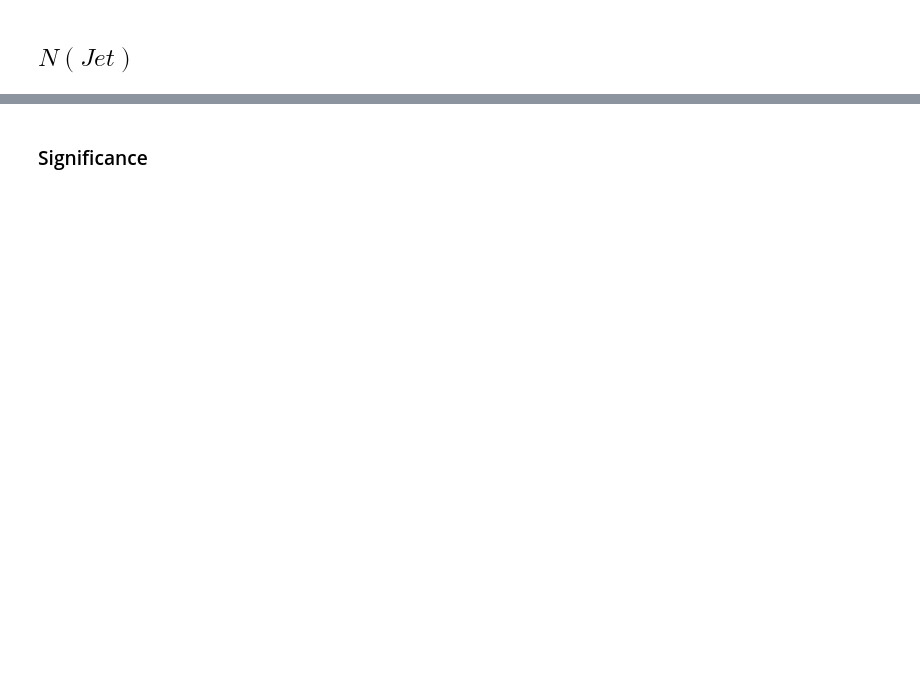
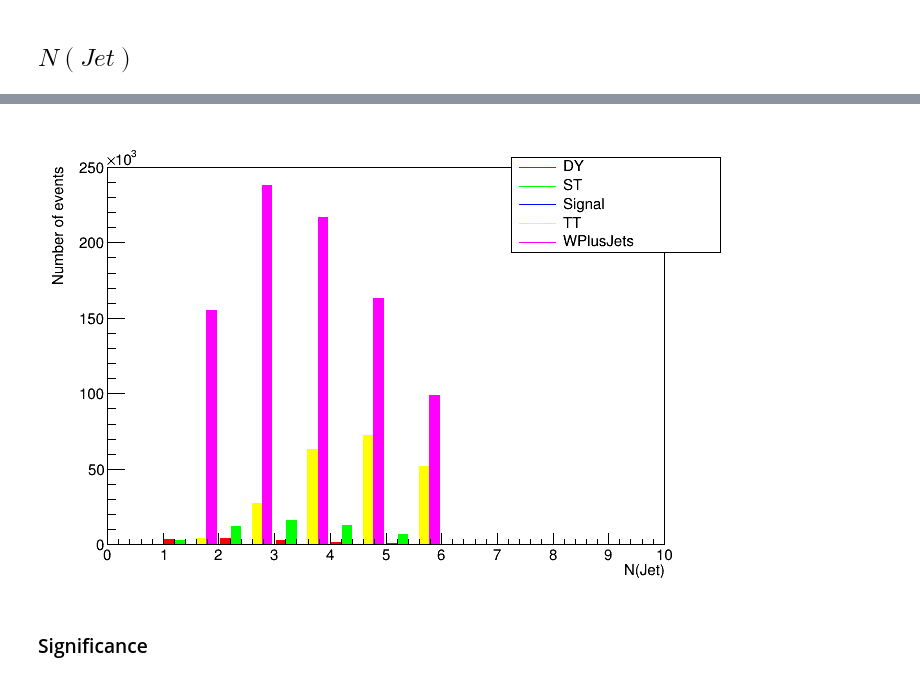
Before and after one commit to HENGEX/VLF_Montecarlo_Ana, a Jupyter notebook: scripts/CutFlow.ipynb, the cells around one changed output, grey strips where cells are left out. Saved outputs shown, nothing was run; the diff lists cells and outputs as text; code cells hidden in the pictures; blank space fills up the shorter version.

```diff
--- a/scripts/CutFlow.ipynb
+++ b/scripts/CutFlow.ipynb
@@ -425,3 +394,9 @@ Info in <TCanvas::Print>: pdf file Plots_PDF/MuonEQ1_bJetsEQ0_MuonsPtLT30_MTLMuo
+# %%
+JetSize_hplots["@AnaJets.size()"].first->Draw("Histo,nostackb"); //HStack object
+JetSize_hplots["@AnaJets.size()"].second->Draw(); //Legend object
+c.Draw();
+# %% [output]
+[figure, added]
 # %% [markdown]
 ### Significance
 # %%
```
Also changed, not shown: parts of 44 cells of this notebook.
